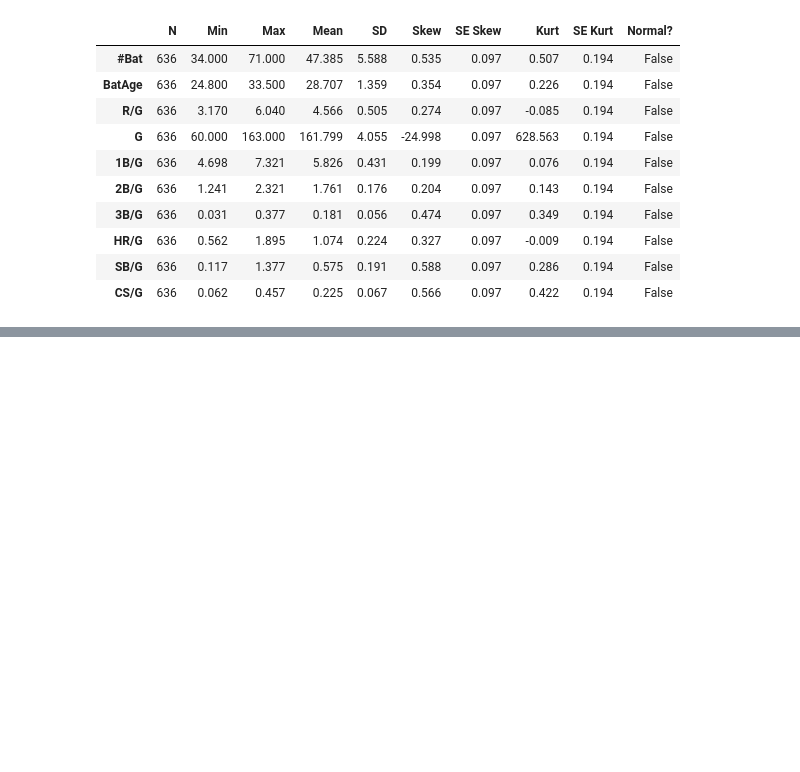
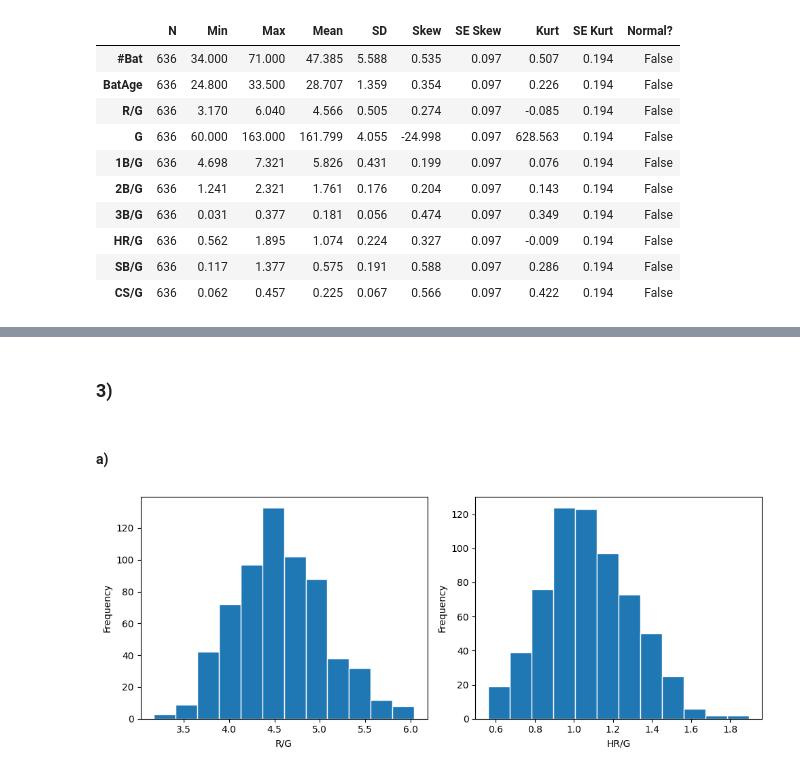
Before and after one commit to eltonneman/math4581_computer_lab, a Jupyter notebook: teamstats_report.ipynb, the cells around one changed output, grey strips where cells are left out. Saved outputs shown, nothing was run; the diff lists cells and outputs as text; code cells hidden in the pictures; blank space fills up the shorter version.

```diff
--- a/teamstats_report.ipynb
+++ b/teamstats_report.ipynb
@@ -32,0 +53,15 @@ display(t.round(3))
+# %% [markdown]
+### 3)
+# %% [markdown]
+#### a)
+# %%
+# histograms for R/G and one more variable, HR/G
+fig, axes = plt.subplots(1, 2, figsize=(10, 4))
+for ax, col in zip(axes, ["R/G", "HR/G"]):
+    ax.hist(df[col], bins=12, edgecolor="white")
+    ax.set_xlabel(col)
+    ax.set_ylabel("Frequency")
+fig.tight_layout()
+plt.show()
+# %% [output]
+[figure, added]
```
Also changed, not shown: parts of 8 cells of this notebook.
